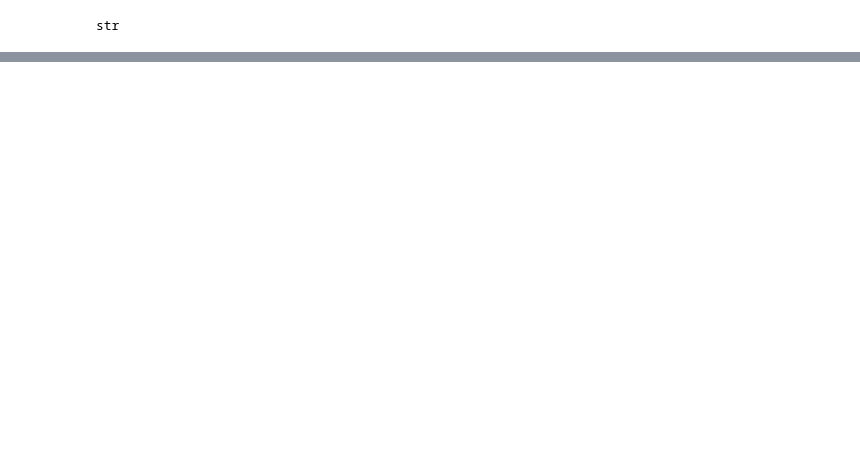
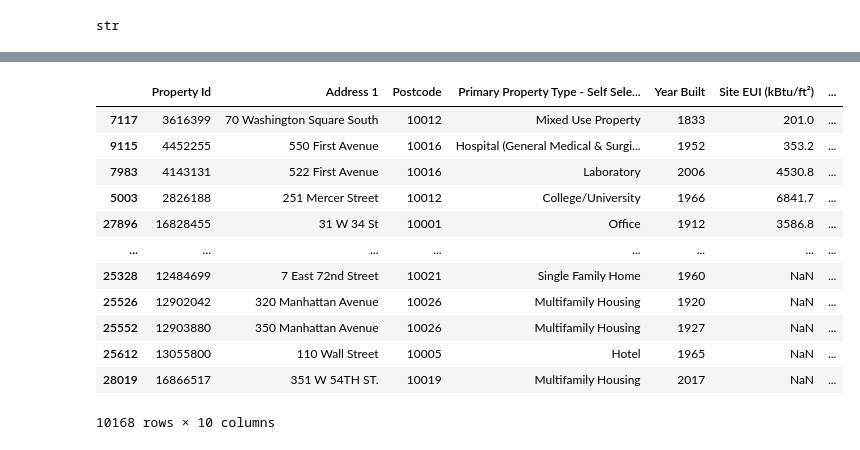
Before and after one commit to ckeo/Python_Project, a Jupyter notebook: EDA.ipynb, the cells around one changed output, grey strips where cells are left out. Saved outputs shown, nothing was run; the diff lists cells and outputs as text; code cells hidden in the pictures; blank space fills up the shorter version.

```diff
--- a/EDA.ipynb
+++ b/EDA.ipynb
@@ -40,0 +122,19 @@ str
+# %%
+#looking at Manhattan
+
+manhattan2020 = data2020[data2020['Borough'] == 'MANHATTAN']
+manhattan2020.sort_values(['Total GHG Emissions (Metric Tons CO2e)'], ascending = False)
+# %% [output]
+|  | Property Id | Address 1 | Postcode | Primary Property Type - Self Sele... | Year Built | Site EUI (kBtu/ft²) | ... |
+| 7117 | 3616399 | 70 Washington Square South | 10012 | Mixed Use Property | 1833 | 201.0 | ... |
+| 9115 | 4452255 | 550 First Avenue | 10016 | Hospital (General Medical & Surgi... | 1952 | 353.2 | ... |
+| 7983 | 4143131 | 522 First Avenue | 10016 | Laboratory | 2006 | 4530.8 | ... |
+| 5003 | 2826188 | 251 Mercer Street | 10012 | College/University | 1966 | 6841.7 | ... |
+| 27896 | 16828455 | 31 W 34 St | 10001 | Office | 1912 | 3586.8 | ... |
+| ... | ... | ... | ... | ... | ... | ... | ... |
+| 25328 | 12484699 | 7 East 72nd Street | 10021 | Single Family Home | 1960 | NaN | ... |
+| 25526 | 12902042 | 320 Manhattan Avenue | 10026 | Multifamily Housing | 1920 | NaN | ... |
+| 25552 | 12903880 | 350 Manhattan Avenue | 10026 | Multifamily Housing | 1927 | NaN | ... |
+| 25612 | 13055800 | 110 Wall Street | 10005 | Hotel | 1965 | NaN | ... |
+| 28019 | 16866517 | 351 W 54TH ST. | 10019 | Multifamily Housing | 2017 | NaN | ... |
+10168 rows × 10 columns
```
Also changed, not shown: parts of 7 cells of this notebook.
